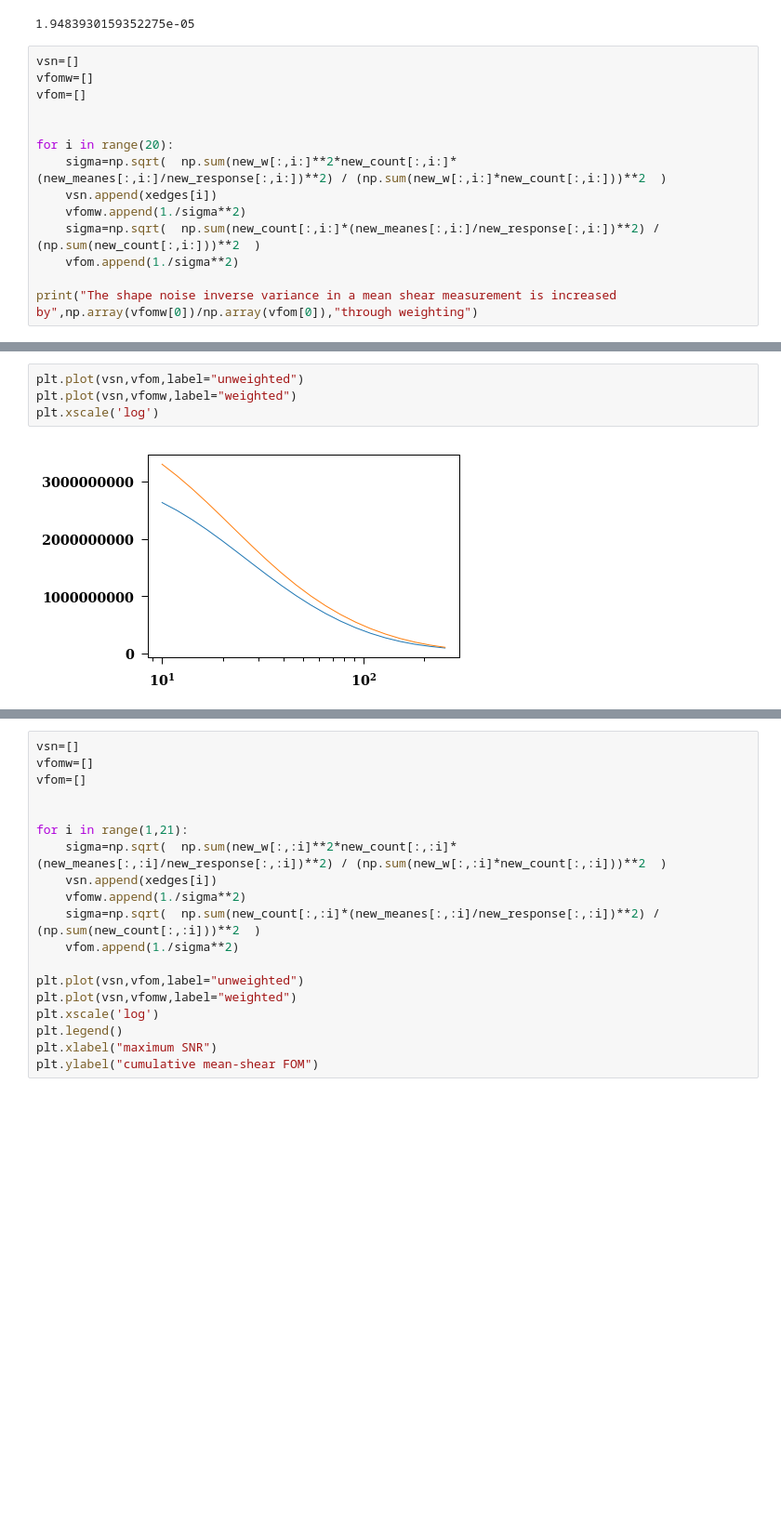
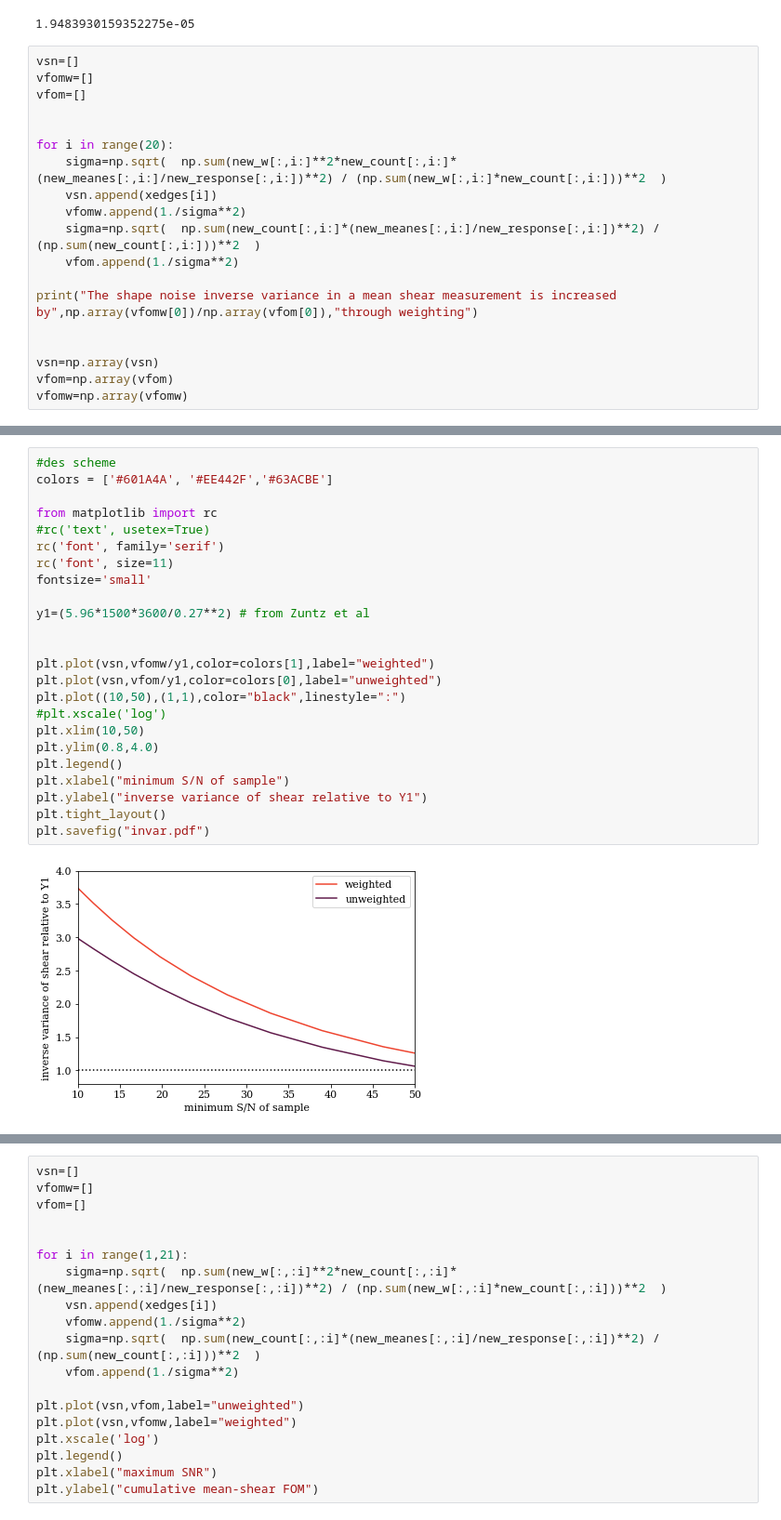
Before and after one commit to des-science/Y3_shearcat_tests, a Jupyter notebook: Weights/plots.ipynb, the cells around one changed output, grey strips where cells are left out. Shown at 93% size. Cells and saved outputs as stored; diff of their text form; blank space fills up the shorter version.

```diff
--- a/Weights/plots.ipynb
+++ b/Weights/plots.ipynb
@@ -205,4 +211,9 @@ for i in range(20):
     vfom.append(1./sigma**2)
 
 print("The shape noise inverse variance in a mean shear measurement is increased by",np.array(vfomw[0])/np.array(vfom[0]),"through weighting")
+
+
+vsn=np.array(vsn)
+vfom=np.array(vfom)
+vfomw=np.array(vfomw)
 # %% [output]
@@ -210,6 +221,26 @@ print("The shape noise inverse variance in a mean shear measurement is increased
-# %%
-plt.plot(vsn,vfom,label="unweighted")
-plt.plot(vsn,vfomw,label="weighted")
-plt.xscale('log')
-# %% [output]
-[figure, removed]
+# %%
+#des scheme
+colors = ['#601A4A', '#EE442F','#63ACBE']
+
+from matplotlib import rc
+#rc('text', usetex=True)
+rc('font', family='serif')
+rc('font', size=11)
+fontsize='small'
+
+y1=(5.96*1500*3600/0.27**2) # from Zuntz et al
+
+
+plt.plot(vsn,vfomw/y1,color=colors[1],label="weighted")
+plt.plot(vsn,vfom/y1,color=colors[0],label="unweighted")
+plt.plot((10,50),(1,1),color="black",linestyle=":")
+#plt.xscale('log')
+plt.xlim(10,50)
+plt.ylim(0.8,4.0)
+plt.legend()
+plt.xlabel("minimum S/N of sample")
+plt.ylabel("inverse variance of shear relative to Y1")
+plt.tight_layout()
+plt.savefig("invar.pdf")
+# %% [output]
+[figure, added]
```
Also changed, not shown: parts of 16 cells of this notebook.
